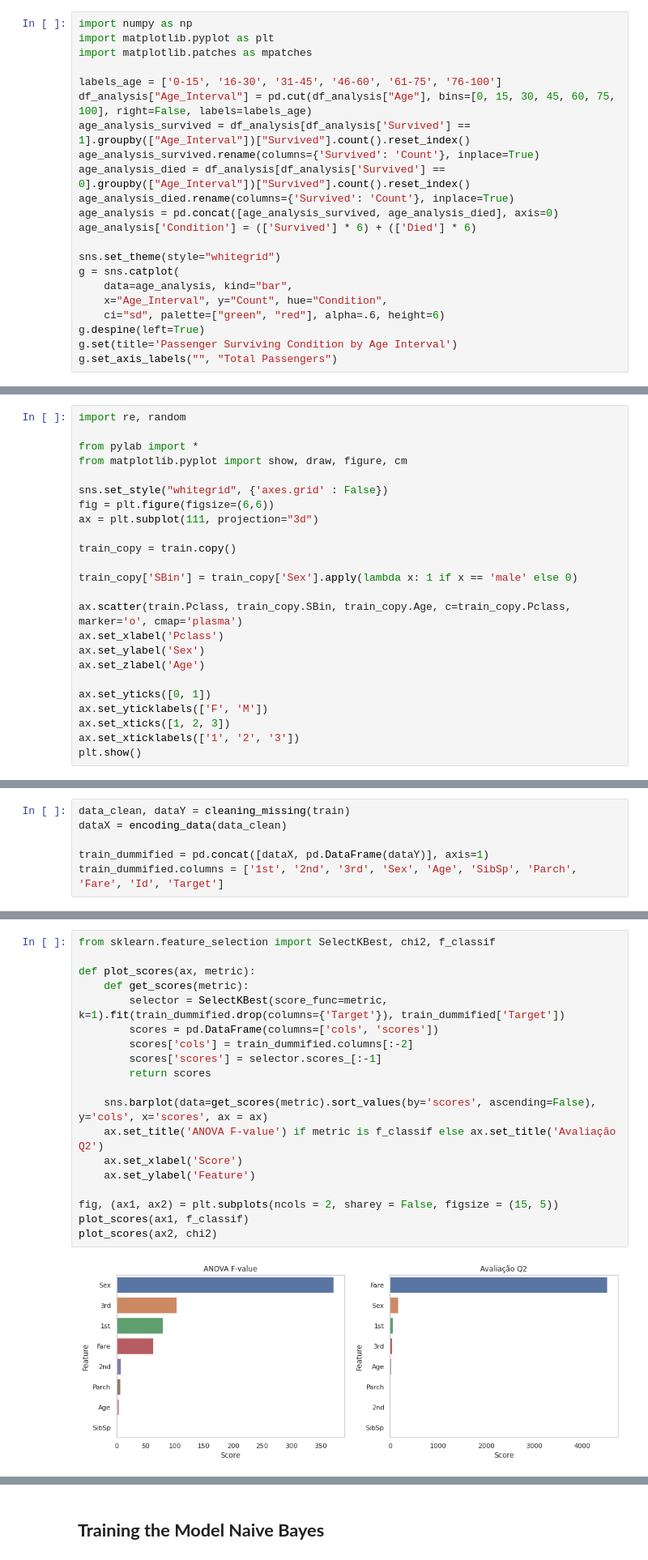
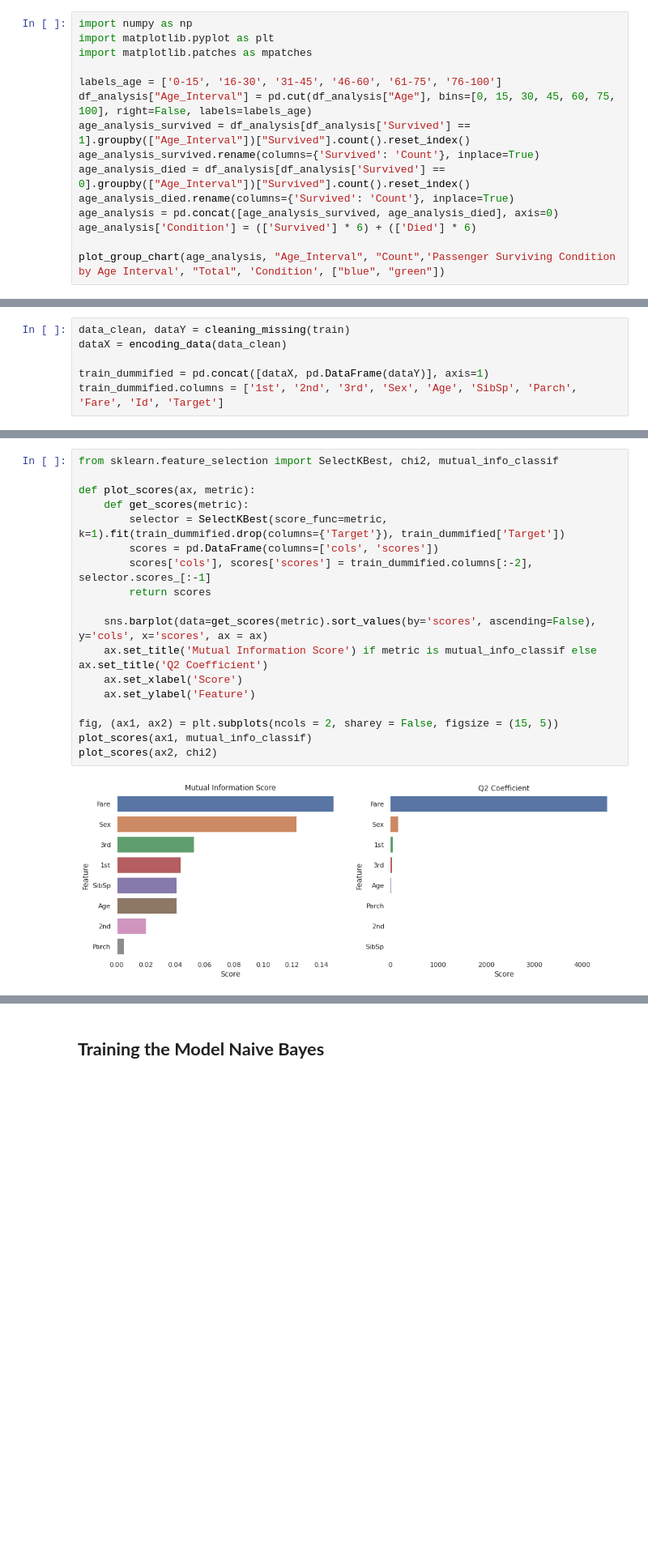
Before and after one commit to glauciapamponet/Titanic-Predicion, a Jupyter notebook: titanic-prediction.ipynb, the cells around one changed output, grey strips where cells are left out. Shown at 81% size. Saved outputs shown, nothing was run; the diff lists cells and outputs as text; blank space fills up the shorter version.

```diff
--- a/titanic-prediction.ipynb
+++ b/titanic-prediction.ipynb
@@ -113,12 +135,5 @@ age_analysis_died.rename(columns={'Survived': 'Count'}, inplace=True)
 age_analysis = pd.concat([age_analysis_survived, age_analysis_died], axis=0)
 age_analysis['Condition'] = (['Survived'] * 6) + (['Died'] * 6)
 
-sns.set_theme(style="whitegrid")
-g = sns.catplot(
-    data=age_analysis, kind="bar",
-    x="Age_Interval", y="Count", hue="Condition",
-    ci="sd", palette=["green", "red"], alpha=.6, height=6)
-g.despine(left=True)
-g.set(title='Passenger Surviving Condition by Age Interval')
-g.set_axis_labels("", "Total Passengers")
+plot_group_chart(age_analysis, "Age_Interval", "Count",'Passenger Surviving Condition by Age Interval', "Total", 'Condition', ["blue", "green"])
 # %% [output]
@@ -127,24 +140,0 @@ g.set_axis_labels("", "Total Passengers")
-# %%
-import re, random
-
-from pylab import *
-from matplotlib.pyplot import show, draw, figure, cm
-
-sns.set_style("whitegrid", {'axes.grid' : False})
-fig = plt.figure(figsize=(6,6))
-ax = plt.subplot(111, projection="3d")
-
-train_copy = train.copy()
-
-train_copy['SBin'] = train_copy['Sex'].apply(lambda x: 1 if x == 'male' else 0)
-
-ax.scatter(train.Pclass, train_copy.SBin, train_copy.Age, c=train_copy.Pclass, marker='o', cmap='plasma')
-ax.set_xlabel('Pclass')
-ax.set_ylabel('Sex')
-ax.set_zlabel('Age')
-
-ax.set_yticks([0, 1])
-ax.set_yticklabels(['F', 'M'])
-ax.set_xticks([1, 2, 3])
-ax.set_xticklabels(['1', '2', '3'])
-plt.show()
@@ -275,21 +309,20 @@ Text(0.5, 1.0, 'Matriz de Correlação')
 # %%
-from sklearn.feature_selection import SelectKBest, chi2, f_classif
+from sklearn.feature_selection import SelectKBest, chi2, mutual_info_classif
 
 def plot_scores(ax, metric):
     def get_scores(metric):
         selector = SelectKBest(score_func=metric, k=1).fit(train_dummified.drop(columns={'Target'}), train_dummified['Target'])
         scores = pd.DataFrame(columns=['cols', 'scores'])
-        scores['cols'] = train_dummified.columns[:-2]
-        scores['scores'] = selector.scores_[:-1]
+        scores['cols'], scores['scores'] = train_dummified.columns[:-2], selector.scores_[:-1]
         return scores
 
     sns.barplot(data=get_scores(metric).sort_values(by='scores', ascending=False), y='cols', x='scores', ax = ax)
-    ax.set_title('ANOVA F-value') if metric is f_classif else ax.set_title('Avaliação Q2')
+    ax.set_title('Mutual Information Score') if metric is mutual_info_classif else ax.set_title('Q2 Coefficient')
     ax.set_xlabel('Score')
     ax.set_ylabel('Feature')
 
 fig, (ax1, ax2) = plt.subplots(ncols = 2, sharey = False, figsize = (15, 5))
-plot_scores(ax1, f_classif)
+plot_scores(ax1, mutual_info_classif)
 plot_scores(ax2, chi2)
 # %% [output]
-[figure, old version]
+[figure, new version]
```
Also changed, not shown: parts of 19 cells of this notebook.
